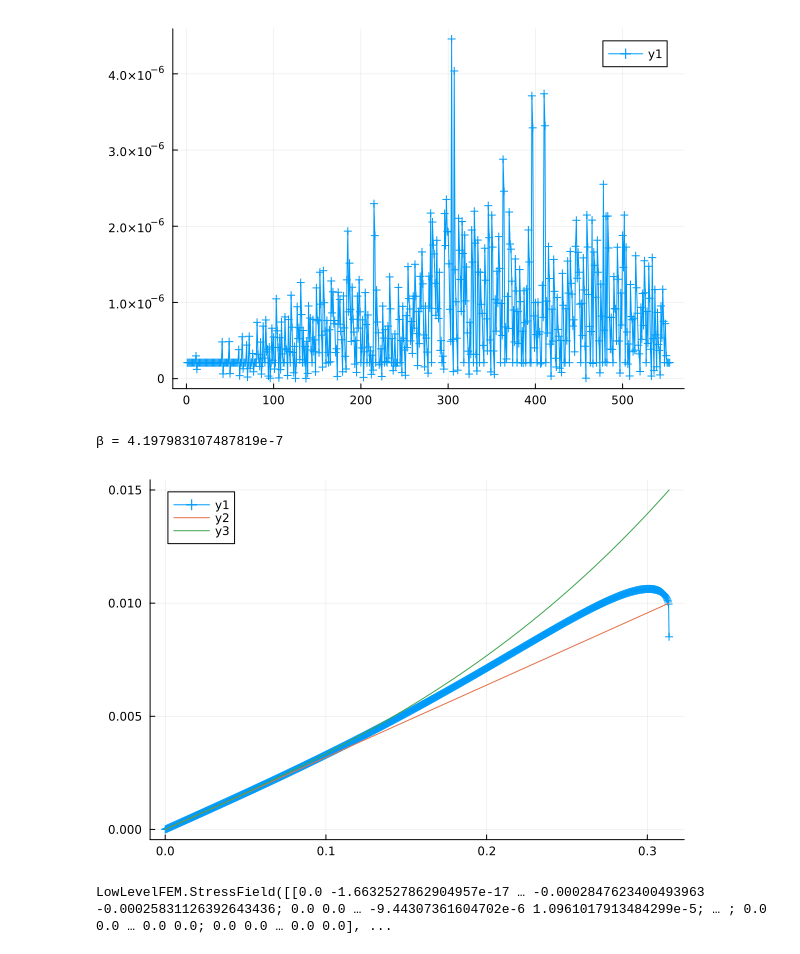
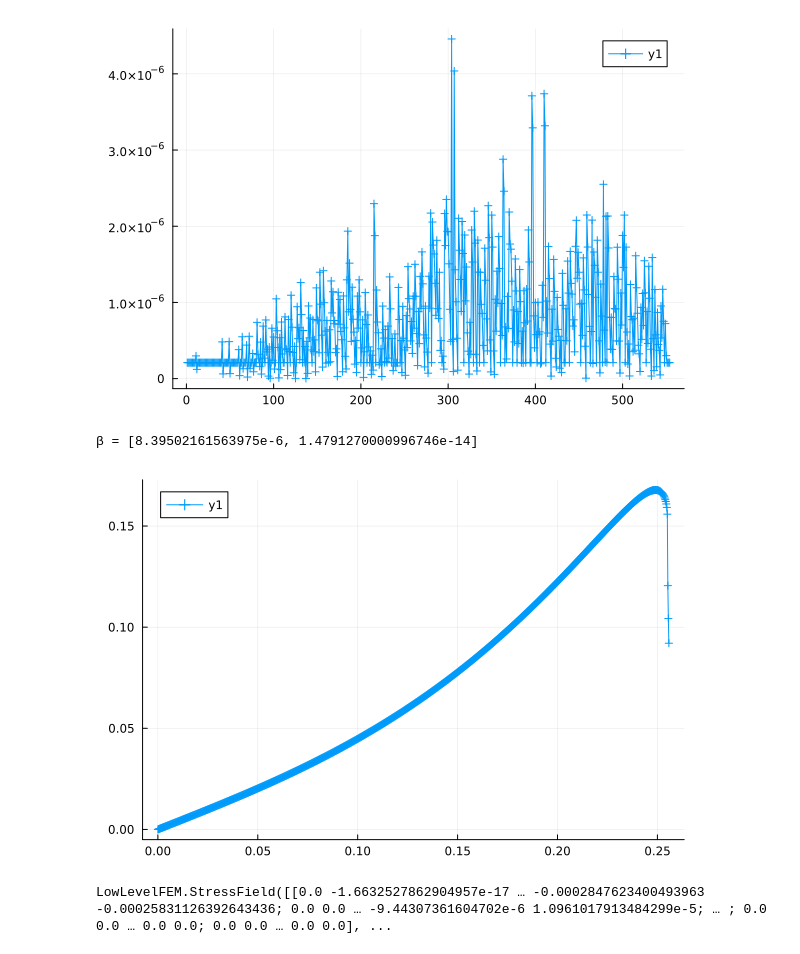
Before and after one commit to perebalazs/LowLevelFEM.jl, a Jupyter notebook: examples/wave_propagation_1D.ipynb, the cells around one changed output. Cells and saved outputs as stored; diff of their text form; code cells hidden in the pictures.

```diff
--- a/examples/wave_propagation_1D.ipynb
+++ b/examples/wave_propagation_1D.ipynb
@@ -134,14 +136,14 @@ plot(abs.(α[101:2:2dof-4]), shape=:auto)
 # %% [output]
 [figure]
 # %%
-plt = FEM.RayleighDampingAccuracyAnalysis(Tₘᵢₙ / √(1 - (1.5ξₘₐₓ)^2)^1, Tₘᵢₙ / π * (√(1 + (1.5ξₘₐₓ)^2) - 1.5ξₘₐₓ)^1, "dampingCharacter", n=1000, ξₘₐₓ=ξₘₐₓ, show_β=true)
+plt = FEM.CDMaccuracyAnalysis(1.0, 2π / Tₘᵢₙ, Tₘᵢₙ / π * (√(1 + (0.2)^2) - 0.2) * 0.98, "ADR", n=1000, ξ=[0.1, 0.1], show_β=true)
 
 plot(plt, shape=:auto)
-plot!(plt[1], ξₘₐₓ / last(plt[1]) * plt[1])
-plot!(plt[1], ξₘₐₓ / last(plt[1]) * plt[1] + ξₘₐₓ / 2 / last(plt[1])^3 * plt[1] .^ 3)
+#plot!(plt[1], ξₘₐₓ / last(plt[1]) * plt[1])
+#plot!(plt[1], ξₘₐₓ / last(plt[1]) * plt[1] + ξₘₐₓ / 2 / last(plt[1])^3 * plt[1] .^ 3)
 # %% [output]
-β = 4.197983107487819e-7
+β = [8.39502161563975e-6, 1.4791270000996746e-14]
-[figure, old version]
+[figure, new version]
 # %%
 S1 = FEM.solveStress(problem, u1)
 # %% [output]
```
Also changed, not shown: parts of 8 cells of this notebook, 2 other files.
